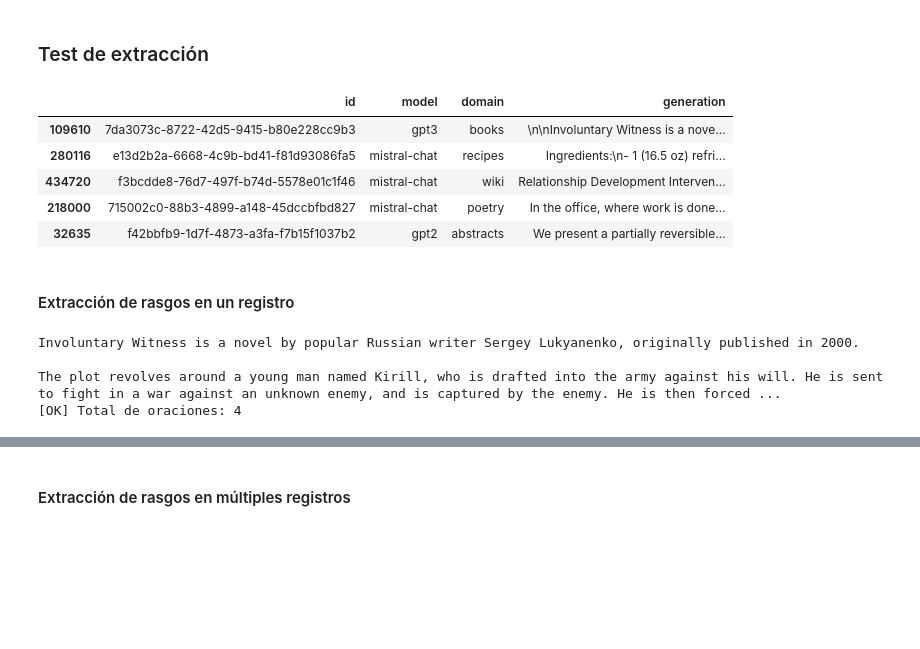
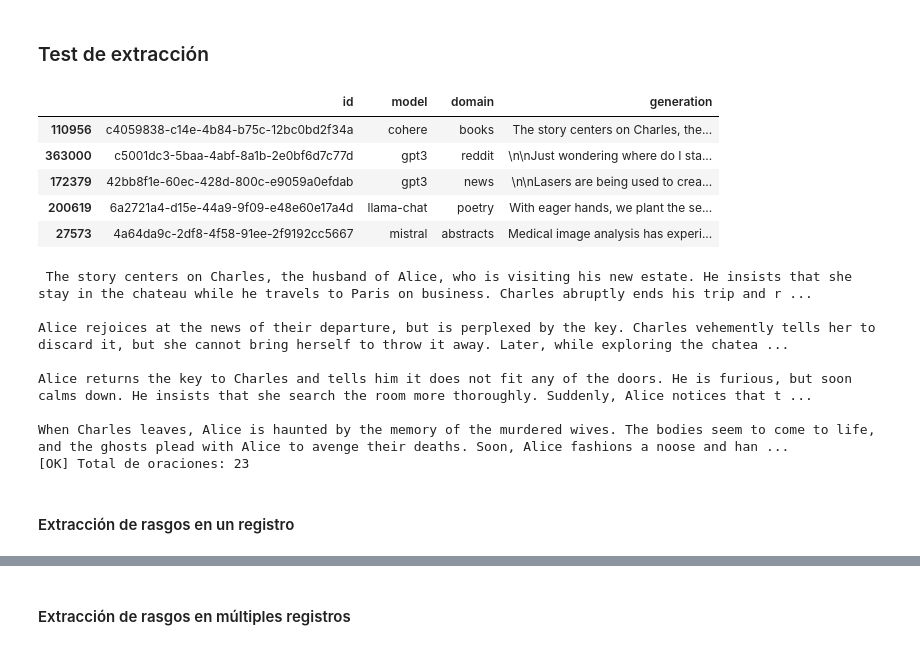
Before and after one commit to JaimeRamosT/Hybrid-authorship-detection---Stylometry, a Jupyter notebook: part1.ipynb, the cells around one changed output, grey strips where cells are left out. Saved outputs shown, nothing was run; the diff lists cells and outputs as text; code cells hidden in the pictures; blank space fills up the shorter version.

```diff
--- a/part1.ipynb
+++ b/part1.ipynb
@@ -128,25 +143,34 @@ pd.reset_option('display.max_rows')
 ### Test de extracción
 # %%
 # Get sample dataframe 'generation'
-generation_sample = train_noadv_df[['id', 'model', 'domain', 'generation']].sample(n=5, random_state=3)
+
+filtered_by_domain = train_noadv_df[
+    (train_noadv_df['domain'] != 'recipes')
+    ]
+generation_sample = filtered_by_domain[['id', 'model', 'domain', 'generation']].sample(n=5, random_state=3)
+
 display(generation_sample)
 # %% [output]
 |  | id | model | domain | generation |
-| 109610 | 7da3073c-8722-42d5-9415-b80e228cc9b3 | gpt3 | books | \n\nInvoluntary Witness is a nove... |
-| 280116 | e13d2b2a-6668-4c9b-bd41-f81d93086fa5 | mistral-chat | recipes | Ingredients:\n- 1 (16.5 oz) refri... |
-| 434720 | f3bcdde8-76d7-497f-b74d-5578e01c1f46 | mistral-chat | wiki | Relationship Development Interven... |
-| 218000 | 715002c0-88b3-4899-a148-45dccbfbd827 | mistral-chat | poetry | In the office, where work is done... |
-| 32635 | f42bbfb9-1d7f-4873-a3fa-f7b15f1037b2 | gpt2 | abstracts | We present a partially reversible... |
+| 110956 | c4059838-c14e-4b84-b75c-12bc0bd2f34a | cohere | books | The story centers on Charles, the... |
+| 363000 | c5001dc3-5baa-4abf-8a1b-2e0bf6d7c77d | gpt3 | reddit | \n\nJust wondering where do I sta... |
+| 172379 | 42bb8f1e-60ec-428d-800c-e9059a0efdab | gpt3 | news | \n\nLasers are being used to crea... |
+| 200619 | 6a2721a4-d15e-44a9-9f09-e48e60e17a4d | llama-chat | poetry | With eager hands, we plant the se... |
+| 27573 | 4a64da9c-2df8-4f58-91ee-2f9192cc5667 | mistral | abstracts | Medical image analysis has experi... |
-# %% [markdown]
-#### Extracción de rasgos en un registro
 # %%
 print(generation_sample['generation'].iloc[0])
 outputList = split_text_into_sentences(generation_sample['generation'].iloc[0])
 # %% [output]
-Involuntary Witness is a novel by popular Russian writer Sergey Lukyanenko, originally published in 2000.
+ The story centers on Charles, the husband of Alice, who is visiting his new estate. He insists that she stay in the chateau while he travels to Paris on business. Charles abruptly ends his trip and r ...
 
-The plot revolves around a young man named Kirill, who is drafted into the army against his will. He is sent to fight in a war against an unknown enemy, and is captured by the enemy. He is then forced ...
-[OK] Total de oraciones: 4
+Alice rejoices at the news of their departure, but is perplexed by the key. Charles vehemently tells her to discard it, but she cannot bring herself to throw it away. Later, while exploring the chatea ...
+
+Alice returns the key to Charles and tells him it does not fit any of the doors. He is furious, but soon calms down. He insists that she search the room more thoroughly. Suddenly, Alice notices that t ...
+
+When Charles leaves, Alice is haunted by the memory of the murdered wives. The bodies seem to come to life, and the ghosts plead with Alice to avenge their deaths. Soon, Alice fashions a noose and han ...
+[OK] Total de oraciones: 23
+# %% [markdown]
+#### Extracción de rasgos en un registro
 # %%
 for sentence in outputList:
     print(sentence)
```
Also changed, not shown: parts of 10 cells of this notebook, 20 other files.
